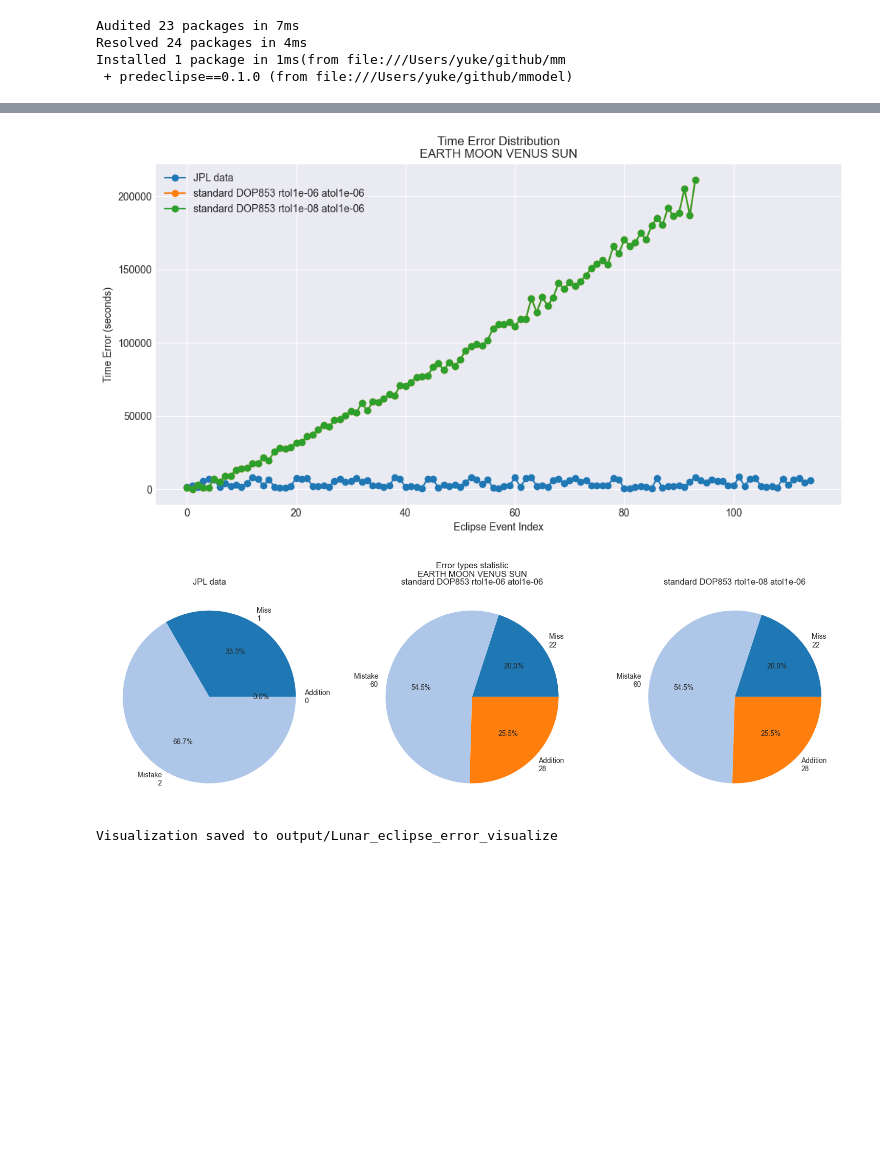
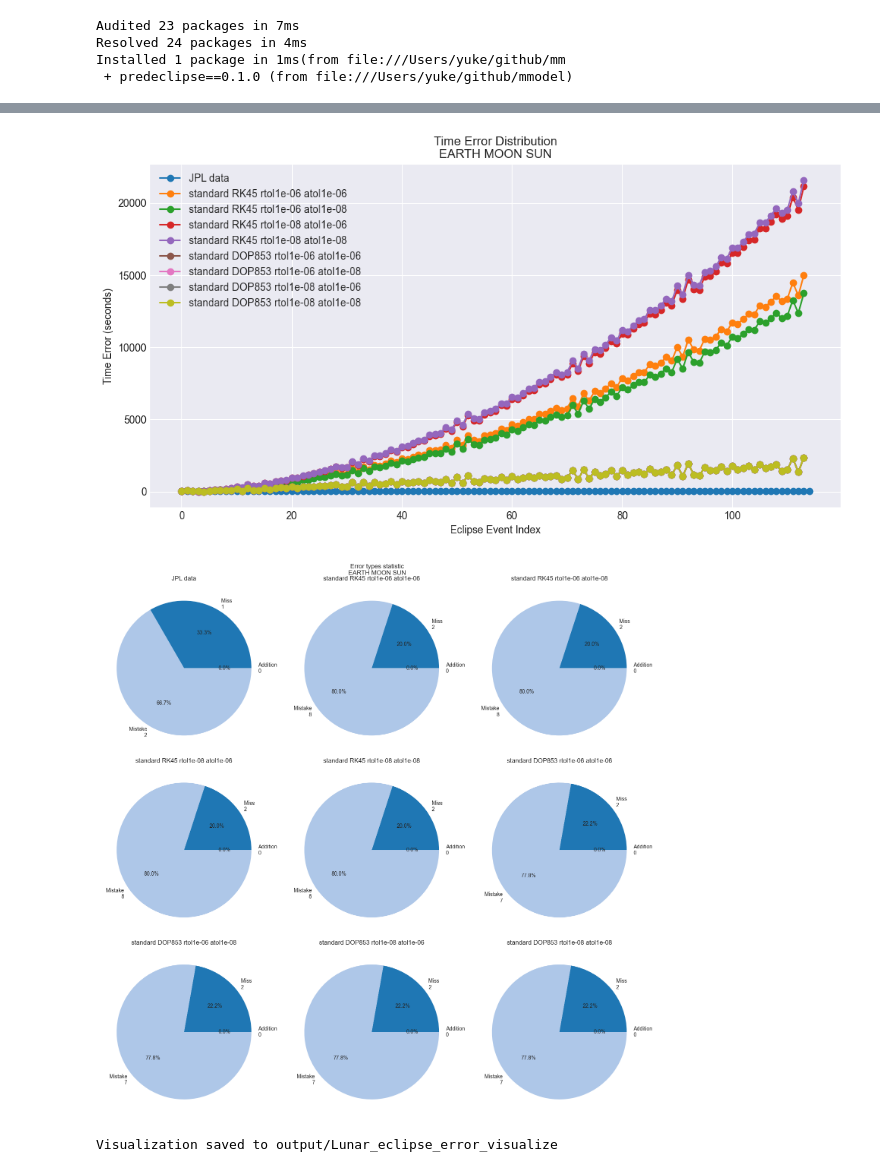
Before and after one commit to cflyuke/LunaSol, a Jupyter notebook: demo.ipynb, the cells around one changed output, grey strips where cells are left out. Drawn from its saved outputs; the diff is of its cells as text; code cells hidden in the pictures; blank space fills up the shorter version.

```diff
--- a/demo.ipynb
+++ b/demo.ipynb
@@ -141,23 +157,27 @@ Visualization saved to output/Solar_eclipse_error_visualize
 # %%
 """
-下面来展示LunarEclipse的用法
-这次我们加入金星来考虑
-换一种求解器来预测日食轨迹
+Lunar eclipe
+接下来我们进行月食的预测
+我们先来考虑，
+    1. 只有日月地三者
+    2. 各种微分方程配置的情况
+        - dynamics_funcs=['standard'],
+        - methods=['RK45', 'DOP853'],
+        - rtols=[1e-6, 1e-8],
+        - atols=[1e-6, 1e-8]
 """
 from LunaSol.LunarEclipse import LunarEclipse
 lunar = LunarEclipse(
-    reference_file_path = 'data/lunar_eclipse_data.csv',
-    bodies=['EARTH', 'MOON', 'VENUS', 'SUN'],
-    masses={'EARTH': 5.972e24,'MOON': 7.342e22, 'VENUS': 4.867e24, 'SUN': 1.989e30},
+    reference_file_path = 'data/Lunar_eclipse_data.csv',
+    bodies=['EARTH', 'MOON', 'SUN'],
+    masses={'EARTH': 5.972168e24,'MOON': 7.346303e22, 'SUN': 1.988470e30}
 )
 files = lunar.predict_eclipse(startyear=2025, endyear=2075,
                               time_step = 1,
                               use_official_data=True,
                               dynamics_funcs=['standard'],
-                              methods=['DOP853'],
+                              methods=['RK45', 'DOP853'],
                               rtols=[1e-6, 1e-8],
-                              atols=[1e-6])
+                              atols=[1e-6, 1e-8])
 lunar.visualize_error(startyear=2025, endyear=2075, predict_files=files)
-lunar.visualize_orbit(year=2025, filepath=files[1], degree=1, time_step=180,
-                    use_official_data=False, method='DOP853', rtol=1e-6, atol=1e-6)  ## 使用这种微分方程求解器配置来预测轨道
 # %% [output]
@@ -166,3 +186,3 @@ lunar.visualize_orbit(year=2025, filepath=files[1], degree=1, time_step=180,
-[figure, old version]
+[figure, new version]
-[figure, old version]
+[figure, new version]
 Visualization saved to output/Lunar_eclipse_error_visualize
```
Also changed, not shown: parts of 8 cells of this notebook, 47 other files.
